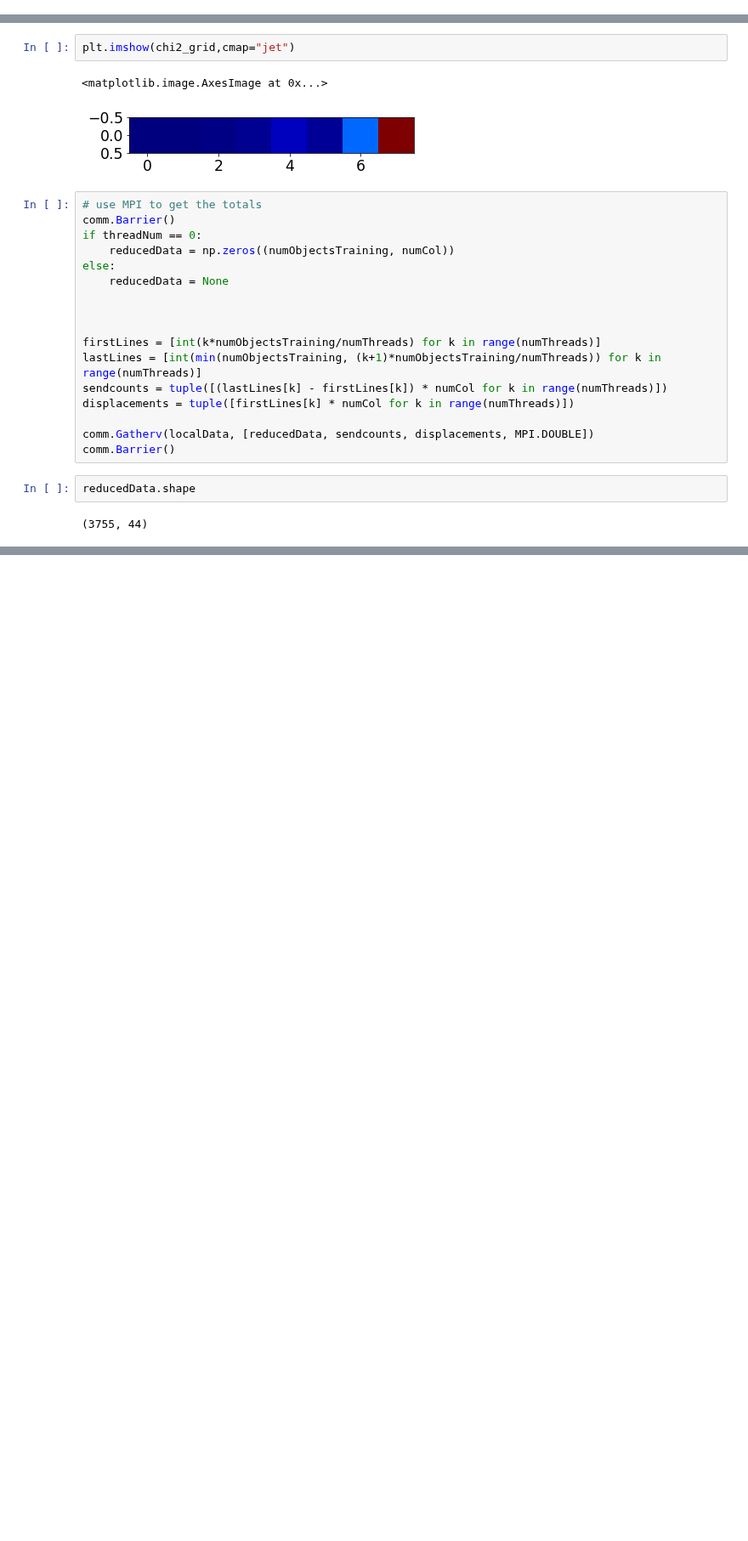
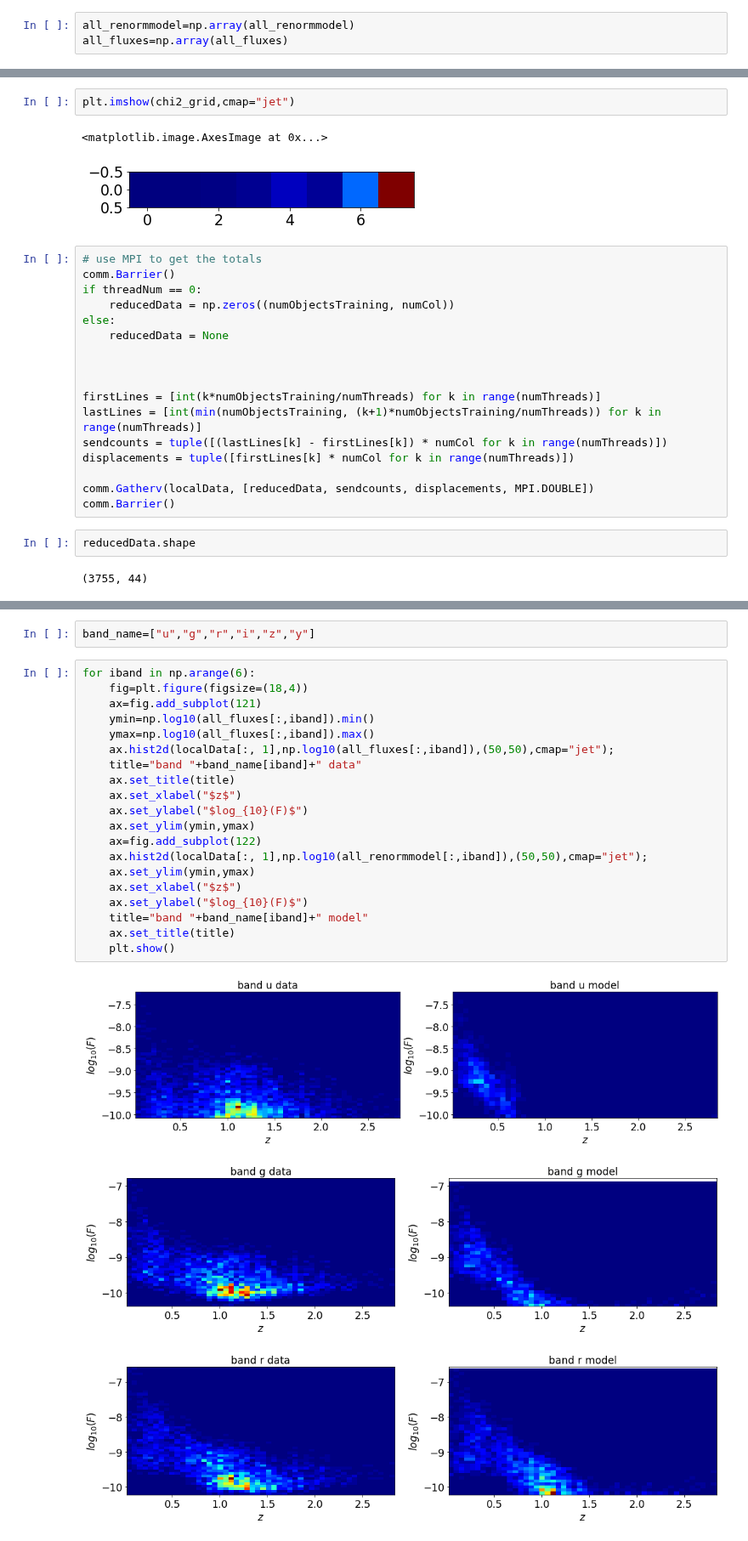
Before and after one commit to sylvielsstfr/MyDockerTools, a Jupyter notebook: UbuntuAnacondaDelightRail/notebooks/test_delight_learn/test_delightlearn.ipynb, the cells around one changed output, grey strips where cells are left out. Shown at 85% size. Saved outputs shown, nothing was run; the diff lists cells and outputs as text; blank space fills up the shorter version.

```diff
--- a/UbuntuAnacondaDelightRail/notebooks/test_delight_learn/test_delightlearn.ipynb
+++ b/UbuntuAnacondaDelightRail/notebooks/test_delight_learn/test_delightlearn.ipynb
@@ -133,0 +171,3 @@ for z, normedRefFlux,\
+# %%
+all_renormmodel=np.array(all_renormmodel)
+all_fluxes=np.array(all_fluxes)
@@ -197,0 +257,26 @@ reducedData.shape
+# %%
+band_name=["u","g","r","i","z","y"]
+# %%
+for iband in np.arange(6):
+    fig=plt.figure(figsize=(18,4))
+    ax=fig.add_subplot(121)
+    ymin=np.log10(all_fluxes[:,iband]).min()
+    ymax=np.log10(all_fluxes[:,iband]).max()
+    ax.hist2d(localData[:, 1],np.log10(all_fluxes[:,iband]),(50,50),cmap="jet");
+    title="band "+band_name[iband]+" data"
+    ax.set_title(title)
+    ax.set_xlabel("$z$")
+    ax.set_ylabel("$log_{10}(F)$")
+    ax.set_ylim(ymin,ymax)
+    ax=fig.add_subplot(122)
+    ax.hist2d(localData[:, 1],np.log10(all_renormmodel[:,iband]),(50,50),cmap="jet");
+    ax.set_ylim(ymin,ymax)
+    ax.set_xlabel("$z$")
+    ax.set_ylabel("$log_{10}(F)$")
+    title="band "+band_name[iband]+" model"
+    ax.set_title(title)
+    plt.show()
+# %% [output]
+[figure, added]
+[figure, added]
+[figure, added]
```
Also changed, not shown: parts of 11 cells of this notebook.
